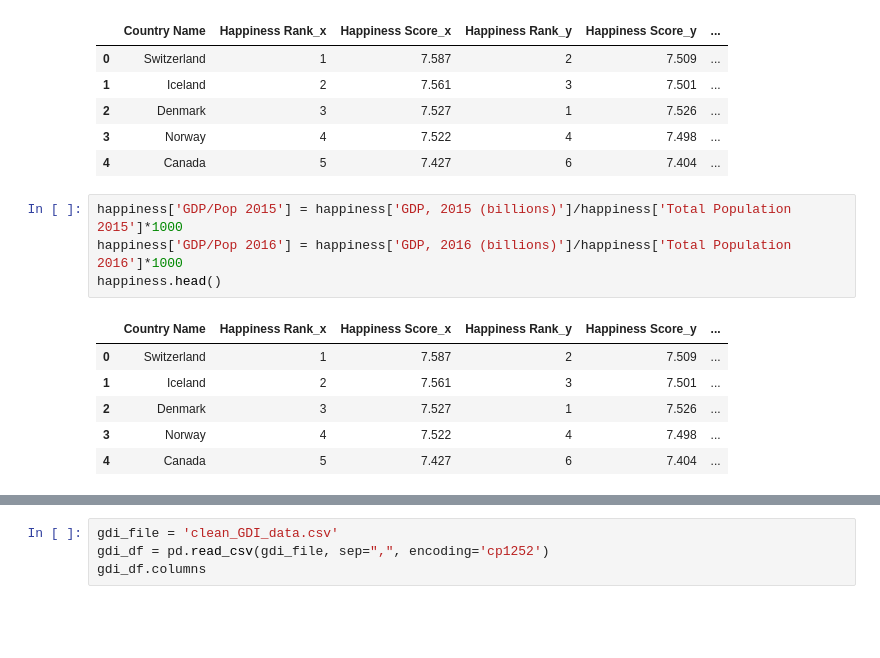
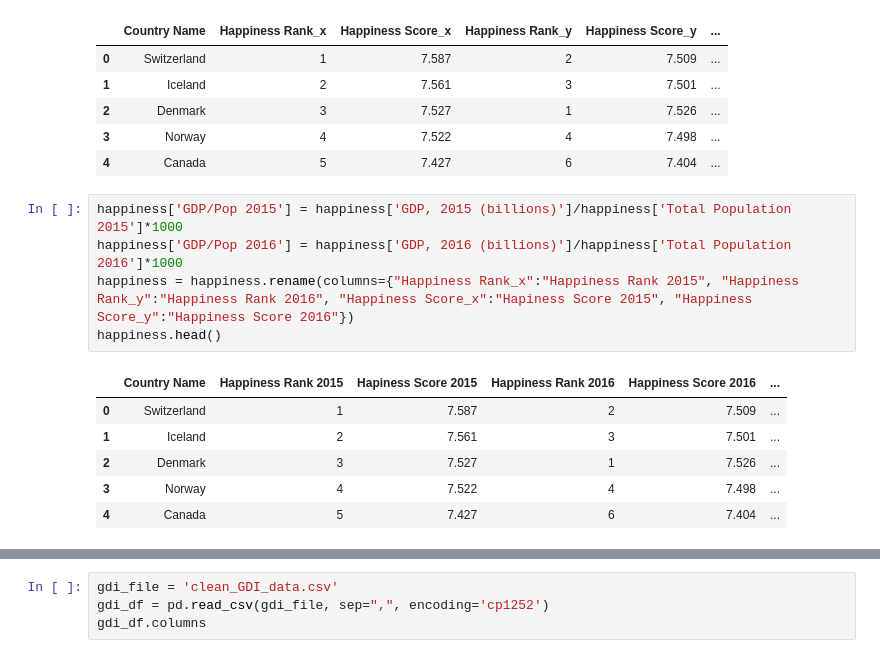
Before and after one commit to vietti09/branch_test, a Jupyter notebook: GDP.ipynb, the cells around one changed output, grey strips where cells are left out. Saved outputs shown, nothing was run; the diff lists cells and outputs as text; blank space fills up the shorter version.

```diff
--- a/GDP.ipynb
+++ b/GDP.ipynb
@@ -107,9 +109,10 @@ happiness.head()
 # %%
 happiness['GDP/Pop 2015'] = happiness['GDP, 2015 (billions)']/happiness['Total Population 2015']*1000
 happiness['GDP/Pop 2016'] = happiness['GDP, 2016 (billions)']/happiness['Total Population 2016']*1000
+happiness = happiness.rename(columns={"Happiness Rank_x":"Happiness Rank 2015", "Happiness Rank_y":"Happiness Rank 2016", "Happiness Score_x":"Hapiness Score 2015", "Happiness Score_y":"Happiness Score 2016"})
 happiness.head()
 # %% [output]
-|  | Country Name | Happiness Rank_x | Happiness Score_x | Happiness Rank_y | Happiness Score_y | ... |
+|  | Country Name | Happiness Rank 2015 | Hapiness Score 2015 | Happiness Rank 2016 | Happiness Score 2016 | ... |
 | 0 | Switzerland | 1 | 7.587 | 2 | 7.509 | ... |
 | 1 | Iceland | 2 | 7.561 | 3 | 7.501 | ... |
 | 2 | Denmark | 3 | 7.527 | 1 | 7.526 | ... |
```
Also changed, not shown: parts of 12 cells of this notebook, 2 other files.
